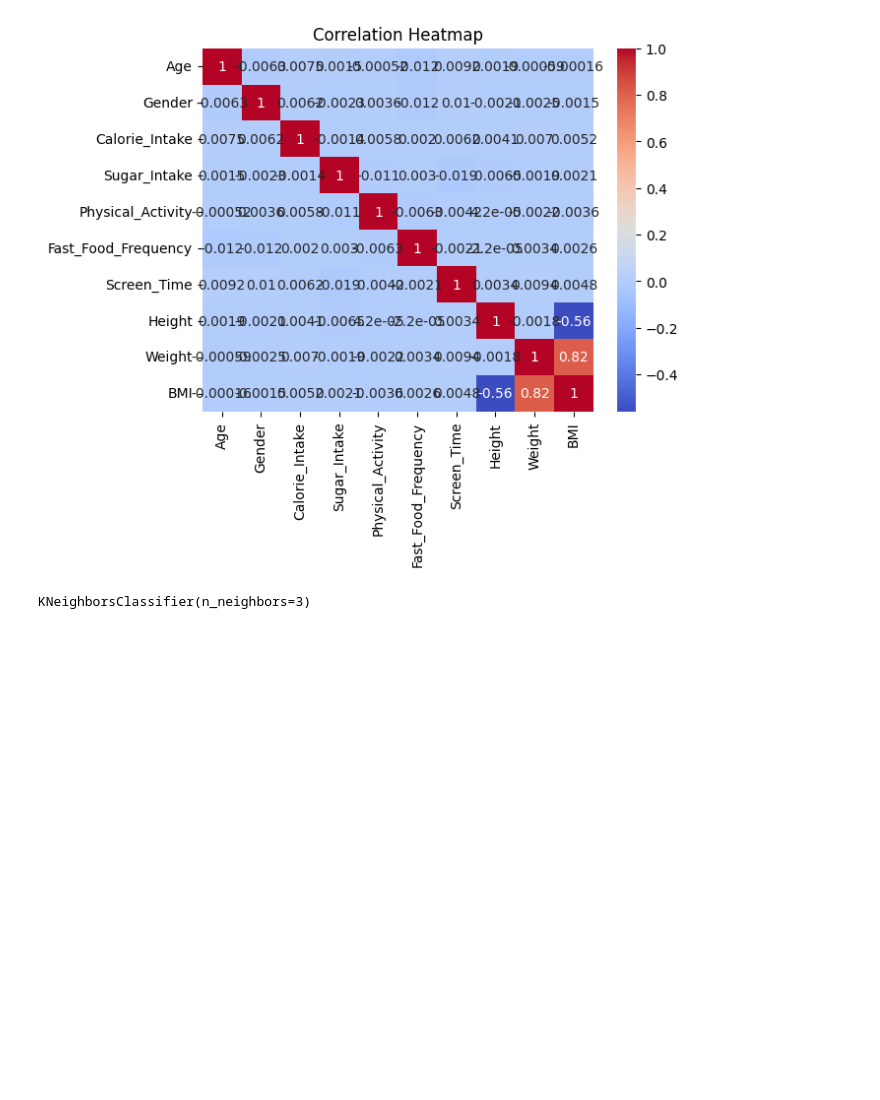
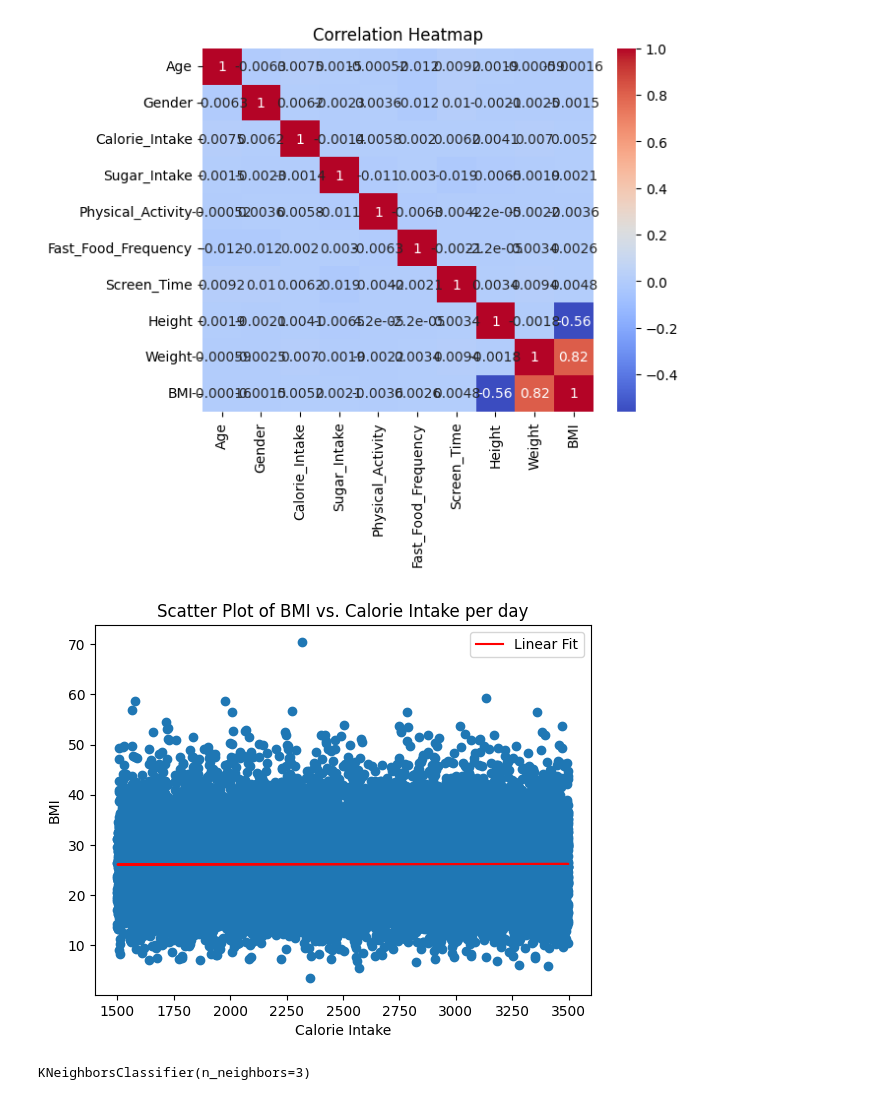
Before and after one commit to fengyankai/CHL5230-Datathon-1, a Jupyter notebook: Datathon__1.ipynb, the cells around one changed output. Drawn from its saved outputs; the diff is of its cells as text; code cells hidden in the pictures; blank space fills up the shorter version.

```diff
--- a/Datathon__1.ipynb
+++ b/Datathon__1.ipynb
@@ -161,6 +161,22 @@ plt.title('Correlation Heatmap')
 plt.show()
 # %% [output]
 [figure]
+# %%
+# Check condition - Linearity of the Relationship
+
+# Fit a linear regression line
+slope, intercept = np.polyfit(BMI_data['Calorie_Intake'], BMI_data['BMI'], 1)
+
+# Plot the data points and the regression line
+plt.scatter(BMI_data['Calorie_Intake'], BMI_data['BMI'])
+plt.plot(BMI_data['Calorie_Intake'], slope * BMI_data['Calorie_Intake'] + intercept, color='red', label='Linear Fit')
+plt.xlabel('Calorie Intake')
+plt.ylabel('BMI')
+plt.title('Scatter Plot of BMI vs. Calorie Intake per day')
+plt.legend()
+plt.show()
+# %% [output]
+[figure, added]
 # %%
 # Prepare the feature matrix (X) and target variable (y)
 X = BMI_data[['Age', 'Calorie_Intake', 'Sugar_Intake', 'Physical_Activity', 'Fast_Food_Frequency', 'Screen_Time', 'Gender']]
```
Also changed, not shown: parts of 23 cells of this notebook.
